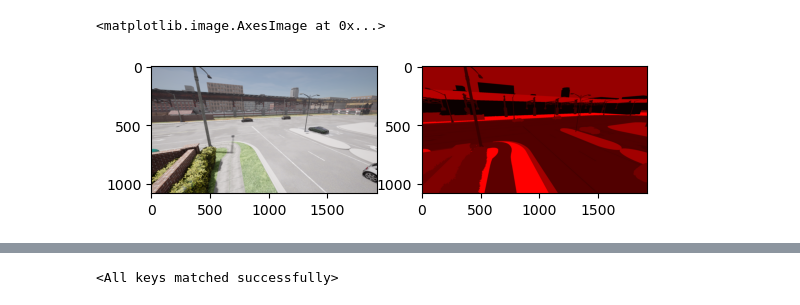
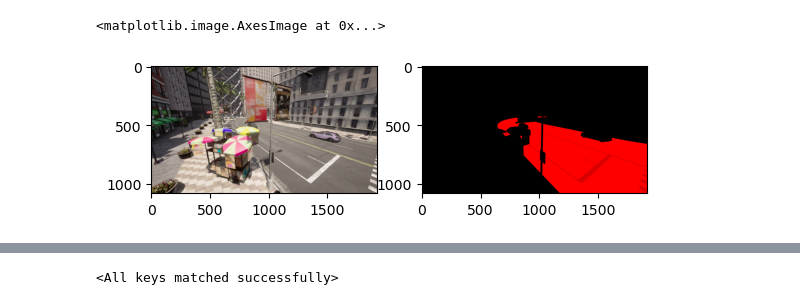
Before and after one commit to paNoNi/Roads, a Jupyter notebook: roads_flow.ipynb, the cells around one changed output, grey strips where cells are left out. Saved outputs shown, nothing was run; the diff lists cells and outputs as text; code cells hidden in the pictures.

```diff
--- a/roads_flow.ipynb
+++ b/roads_flow.ipynb
@@ -3,11 +3,12 @@ import numpy as np
 
 from dataset import CarlaDataset
 
-train_dataset = CarlaDataset(["data/Town05",
+dataset = CarlaDataset(["data/Town05",
                               "data/Town07",
-                              "data/Town03"])
+                              "data/Town03",
+                              "data/Town10"])
 
-test_dataset = CarlaDataset(["data/Town10"])
+train_dataset, test_dataset = dataset.split_trainval()
 # %%
 image, segm = next(train_dataset)
 # %%
@@ -25,17 +26,19 @@ image, segm = next(train_dataset)
 # %%
 from matplotlib import pyplot as plt
 import numpy as np
 
 segm_gr = segm.copy()
+
+segm_gr[(segm_gr != 7) & (segm_gr != 6)] = 0
 segm_gr = segm_gr / np.max(segm_gr) * 255
 segm_gr = np.array(segm_gr, dtype=np.uint8)
 
 fig, axes = plt.subplots(nrows=1, ncols=2)
 axes[0].imshow(image)
 axes[1].imshow(segm_gr, cmap='gray')
 # %% [output]
 <matplotlib.image.AxesImage at 0x...>
-[figure, old version]
+[figure, new version]
 # %%
 segm_gr = segm.copy()
 segm_gr[segm_gr == 13] = 25
```
Also changed, not shown: parts of 10 cells of this notebook, 5 other files.
